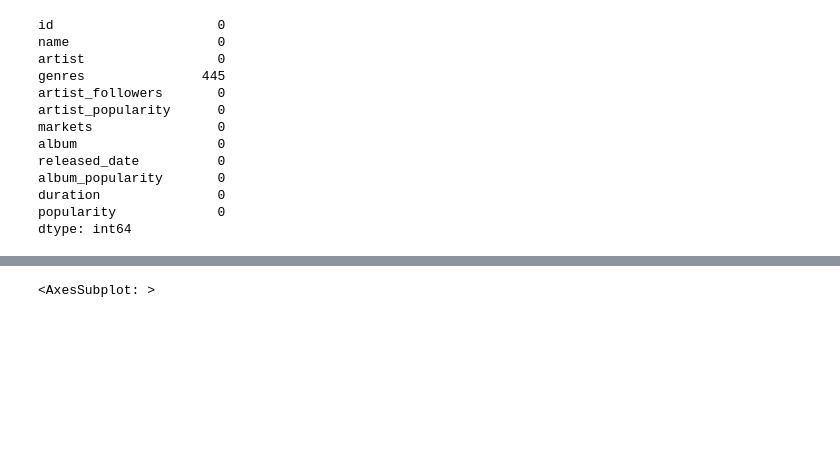
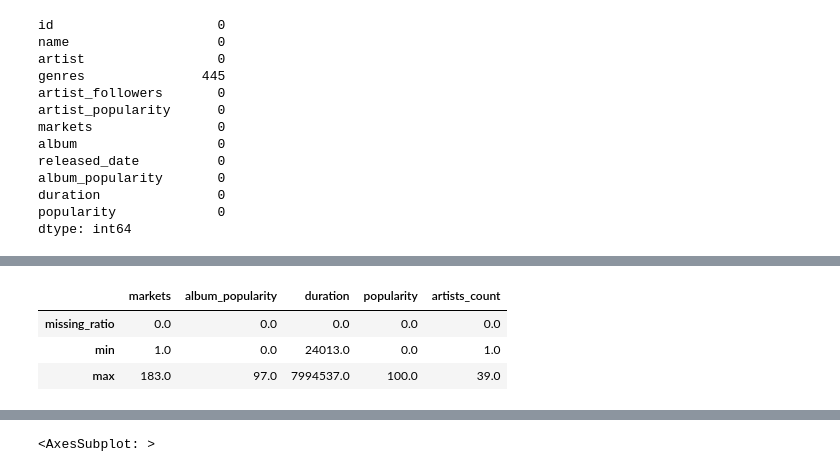
Before and after one commit to quytrungg/Final_Project_CSC14119, a Jupyter notebook: songs_data_exploration.ipynb, the cells around one changed output, grey strips where cells are left out. Saved outputs shown, nothing was run; the diff lists cells and outputs as text; code cells hidden in the pictures; blank space fills up the shorter version.

```diff
--- a/songs_data_exploration.ipynb
+++ b/songs_data_exploration.ipynb
@@ -232,0 +227,8 @@ num_albums
+# %%
+numeric_cols_des = songs_df[songs_df.describe().columns].agg([missing_ratio, min, max])
+numeric_cols_des
+# %% [output]
+|  | markets | album_popularity | duration | popularity | artists_count |
+| missing_ratio | 0.0 | 0.0 | 0.0 | 0.0 | 0.0 |
+| min | 1.0 | 0.0 | 24013.0 | 0.0 | 1.0 |
+| max | 183.0 | 97.0 | 7994537.0 | 100.0 | 39.0 |
```
Also changed, not shown: parts of 90 cells of this notebook, 1 other file.
